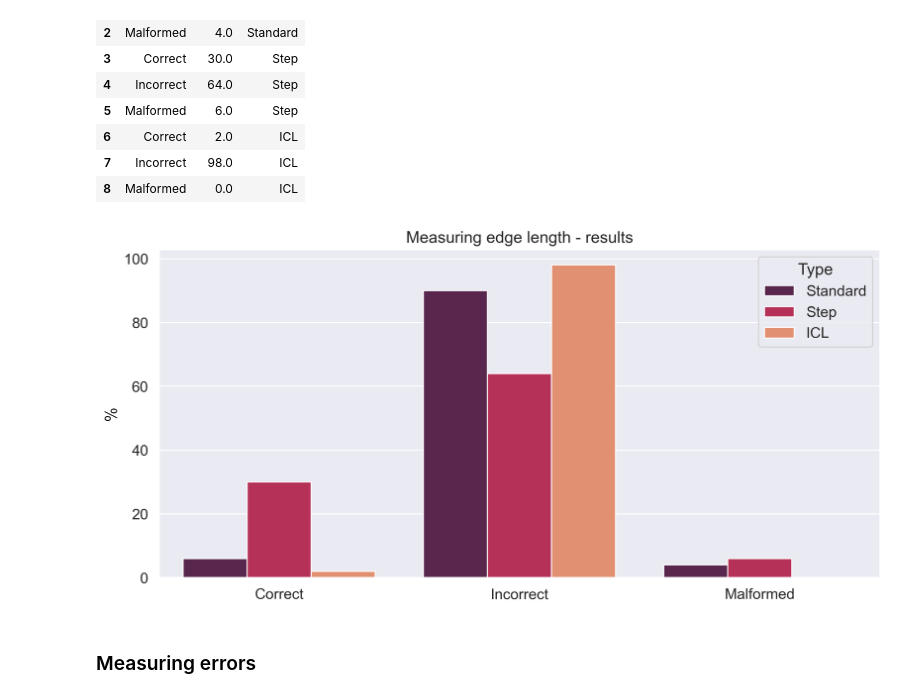
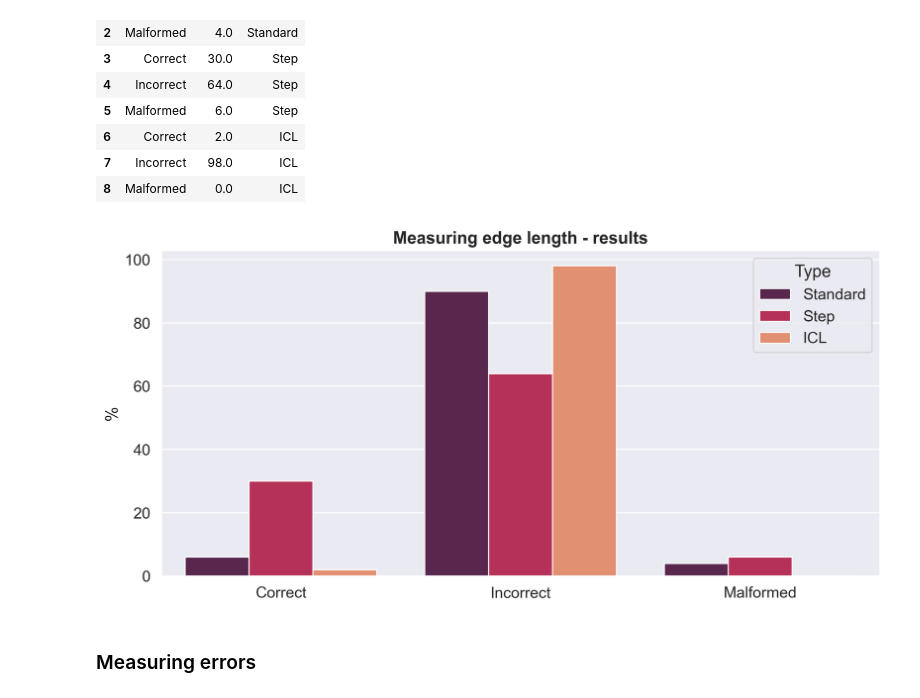
Before and after one commit to ClonedOne/gpt_graphs, a Jupyter notebook: noteboks/analysis_longer_edge_length_prompts.ipynb, the cells around one changed output. Saved outputs shown, nothing was run; the diff lists cells and outputs as text; code cells hidden in the pictures.

Commit message:
New figures

```diff
--- a/noteboks/analysis_longer_edge_length_prompts.ipynb
+++ b/noteboks/analysis_longer_edge_length_prompts.ipynb
@@ -357,17 +357,17 @@ display(to_plot)
 | 8 | Malformed | 0.0 | ICL |
 # %%
 plt.figure(figsize=(10, 5), dpi = 300)
-sns.set(font_scale=1.2)
+sns.set(font_scale=1.25)
 
 sns.barplot(x="index", y='Value', data=to_plot, hue='Type', palette="rocket")
 
-plt.title("Measuring edge length - results")
+plt.title("Measuring edge length - results", weight='bold')
 plt.ylabel('%')
 plt.xlabel(None)
 plt.tight_layout()
 plt.show()
 # %% [output]
-[figure, old version]
+[figure, new version]
 # %% [markdown]
 ### Measuring errors
 # %%
```
Also changed, not shown: 1 other file.
